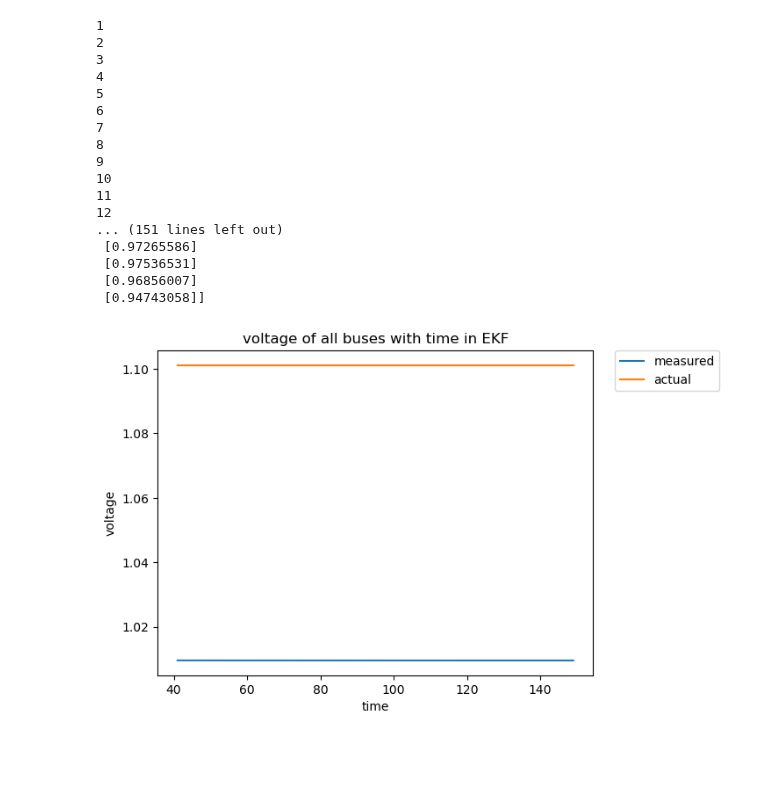
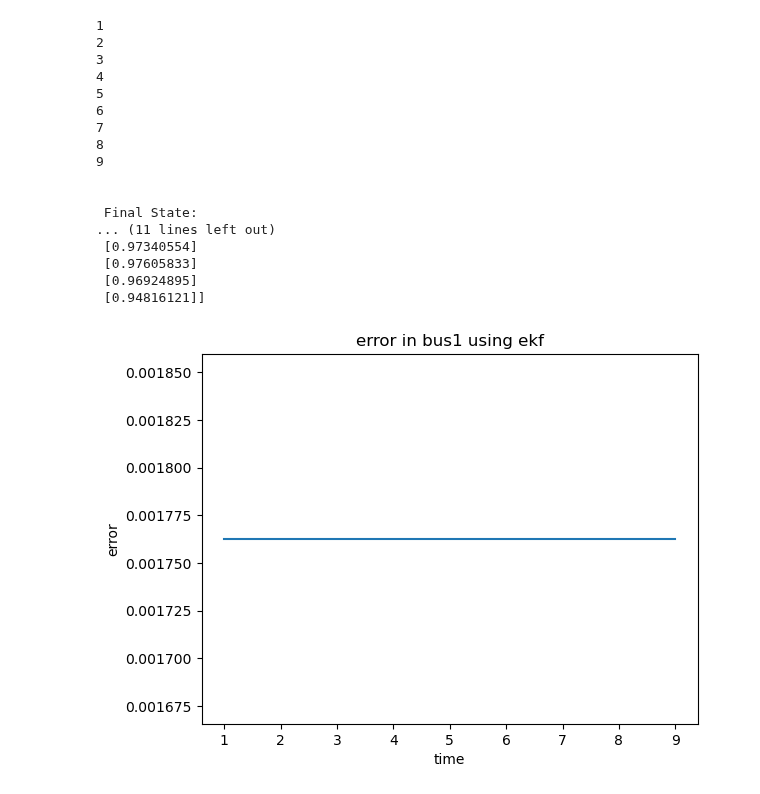
Before and after one commit to ayush-thakur/DSE_IEEE_14_bus, a Jupyter notebook: DSE_EKF_2.ipynb, the cells around one changed output. Cells and saved outputs as stored; diff of their text form; code cells hidden in the pictures; blank space fills up the shorter version.

```diff
--- a/DSE_EKF_2.ipynb
+++ b/DSE_EKF_2.ipynb
@@ -410,11 +410,13 @@ def f(x, dt):
 
 x_g=[]
 y_g=[]
-df=pd.read_csv("data/validation_states1.csv")
+y_error=[]
+df=pd.read_csv("data/validation_states2.csv")
 y_actual=[]
 for i2 in range(14):
     y_g.append([])
-for i in range (1,150):
+    y_error.append([])
+for i in range (1,10):
     print(i)
     zdata = zdatas(i)
     z = zdata[:,2]
@@ -448,59 +450,73 @@ for i in range (1,150):
     # plot.xlim(1,nbus)
 
     # plot.figure()
-    if(i>40):
+    c1=0
+    if(i>0):
         for i1 in range(0,14):
+            if(i1==6):
+                continue
             y11=ekf.x[13+i1]
             y_g[i1].append(y11.item())
+            y_error[i1].append((df[f'Subsystem #1|CTLs|Vars|Vrms_{i1+1}'][0]/11.2)-y_g[i1][c1])
 
         x_g.append(i)
-        y_actual.append(df['Subsystem #1|CTLs|Vars|Vrms_1'][0]/10)
+        y_actual.append(df['Subsystem #1|CTLs|Vars|Vrms_4'][0]/10)
+        c1+=1
+
         # plot.plot(range(1,nbus+1),V,label=f'{i}')
 
 
     # fig, ax = plot.subplots()
     # ax.plot(h1, label='h')
     # ax.plot(z, label='z')
     # ax.set_title('Graphs h and z')             # Set the plot title and labels
     # ax.set_xlabel('Index')
     # ax.set_ylabel('Values')
     # ax.legend()                                # Add a legend
     # plot.show()                                # Display the plot
 
     # print("State:\n\n", ekf.x[13:])
 
 
 print("\n\n Final State:\n\n", ekf.x[13:])
 # plot.title('Voltage Magnitude')
 # plot.xlabel('Bus number')
 # plot.ylabel('Magnitude (p.u.)')
 # plot.xlim(1,nbus)
 # plot.show()
-# for i2 in range(14):
-#     plot.plot(x_g,y_g[i2],label=f'bus {i2}')
-plot.plot(x_g,y_g[0],label="measured")
-plot.plot(x_g,y_actual,label="actual")
-plot.title('voltage of all buses with time in EKF')
-plot.xlabel('time')
-plot.ylabel('voltage')
-plot.legend(bbox_to_anchor=(1.05,1),loc='upper left', borderaxespad=0)
-plot.show()
+for i2 in range(14):
+    # plot.plot(x_g,y_g[i2],label=f'bus {i2}')
+    if(i2==6):
+        continue
+    plot.plot(x_g,y_error[i2],label=f"error")
+    plot.title(f'error in bus{i2+1} using ekf')
+    plot.xlabel('time')
+    plot.ylabel('error')
+    plot.show()
+# plot.plot(x_g,y_g[3],label="measured")
+# plot.plot(x_g,y_actual,label="actual")
+# plot.plot(x_g,y_error,label="error")
+# plot.title('voltage of all buses with time in EKF')
+# plot.xlabel('time')
+# plot.ylabel('voltage')
+# plot.legend(bbox_to_anchor=(1.05,1),loc='upper left', borderaxespad=0)
+# plot.show()
 # %% [output]
 1
 2
 3
 4
 5
 6
 7
 8
 9
-10
-11
-12
-... (151 lines left out)
- [0.97265586]
- [0.97536531]
- [0.96856007]
- [0.94743058]]
+
+
+ Final State:
+... (11 lines left out)
+ [0.97340554]
+ [0.97605833]
+ [0.96924895]
+ [0.94816121]]
-[figure, old version]
+[figure, new version]
```
Also changed, not shown: parts of 1 cell of this notebook, 1 other file.
